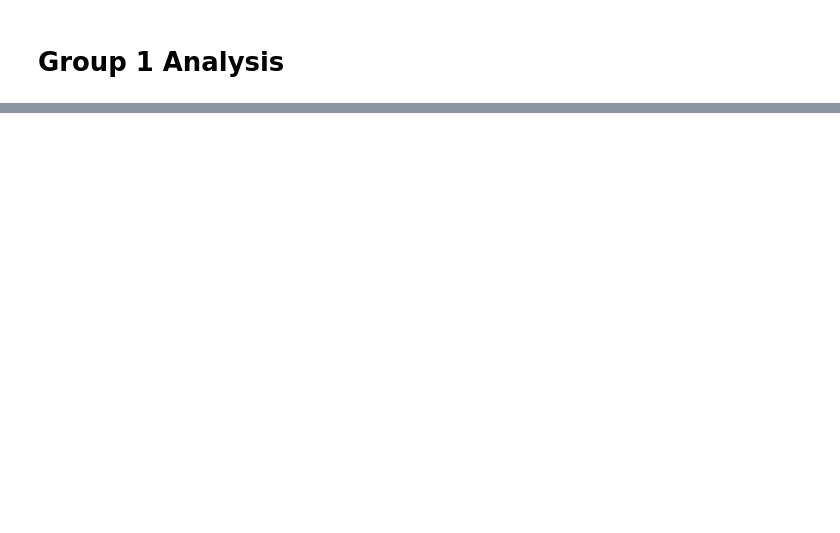
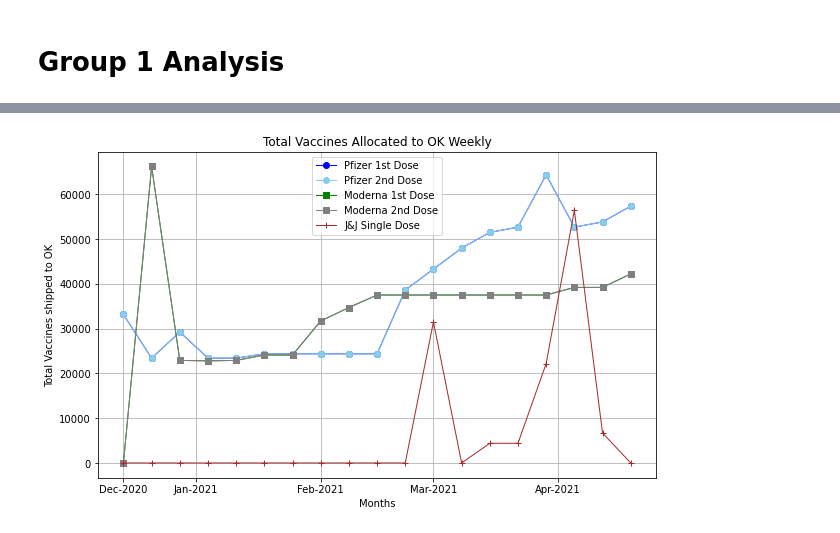
Before and after one commit to AnneNiemiec/Project_One, a Jupyter notebook: group1_analysis/data_explore_group1.ipynb, the cells around one changed output, grey strips where cells are left out. Saved outputs shown, nothing was run; the diff lists cells and outputs as text; code cells hidden in the pictures; blank space fills up the shorter version.

```diff
--- a/group1_analysis/data_explore_group1.ipynb
+++ b/group1_analysis/data_explore_group1.ipynb
@@ -104,0 +262,24 @@ census_df.head()
+# %%
+userchoice = input('Select State Code or State name')
+
+state_df = vaccine_allocation_df[(vaccine_allocation_df['state_code'] == userchoice) | (vaccine_allocation_df['state_name'] == userchoice)].sort_values(by='day_num').reset_index()
+state_df
+
+## Plot Figure
+plt.figure(figsize=(10,6))
+plt.plot(state_df['day_num'], state_df['pfe_dose_1'], marker='o',color='b', linewidth=1, label='Pfizer 1st Dose')
+plt.plot(state_df['day_num'], state_df['pfe_dose_2'], marker='o', color='skyblue', linewidth=1, label='Pfizer 2nd Dose')
+plt.plot(state_df['day_num'], state_df['mrna_dose_1'], marker='s', color='green', linewidth=1, label='Moderna 1st Dose')
+plt.plot(state_df['day_num'], state_df['mrna_dose_2'], marker='s', color='grey', linewidth=1, label='Moderna 2nd Dose')
+plt.plot(state_df['day_num'], state_df['jnj_dose_1'], marker='+', color='brown', linewidth=1, label='J&J Single Dose')
+
+## Labels and Ticks
+plt.xlabel('Months')
+plt.ylabel(f'Total Vaccines shipped to {userchoice}')
+plt.title(f'Total Vaccines Allocated to {userchoice} Weekly')
+plt.xticks([0, 18, 49, 77, 108], ['Dec-2020', 'Jan-2021', 'Feb-2021', 'Mar-2021', 'Apr-2021'], rotation='horizontal')
+plt.legend(loc='upper center')
+plt.grid()
+plt.show()
+# %% [output]
+[figure, added]
```
Also changed, not shown: parts of 20 cells of this notebook, 5 other files.
